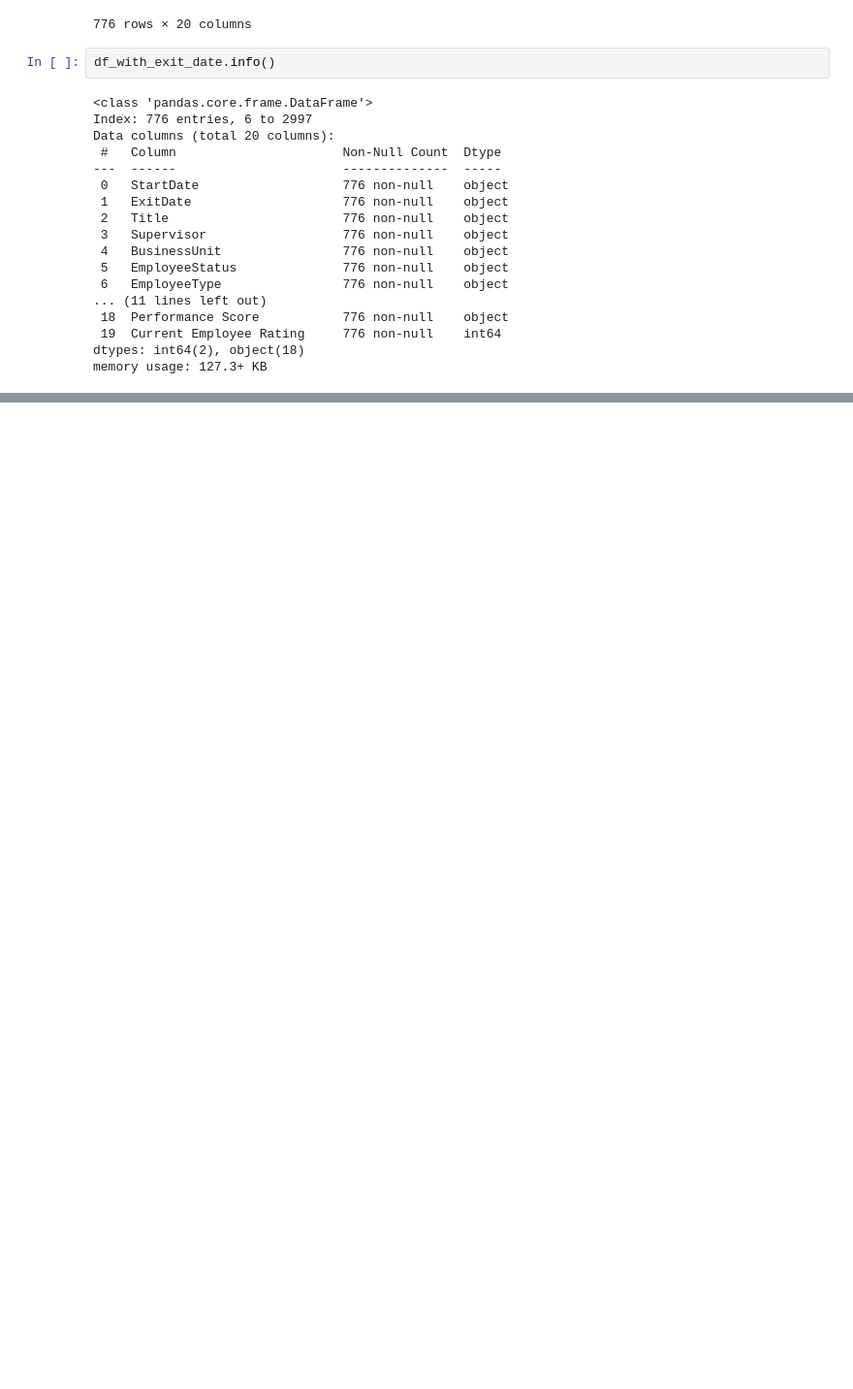
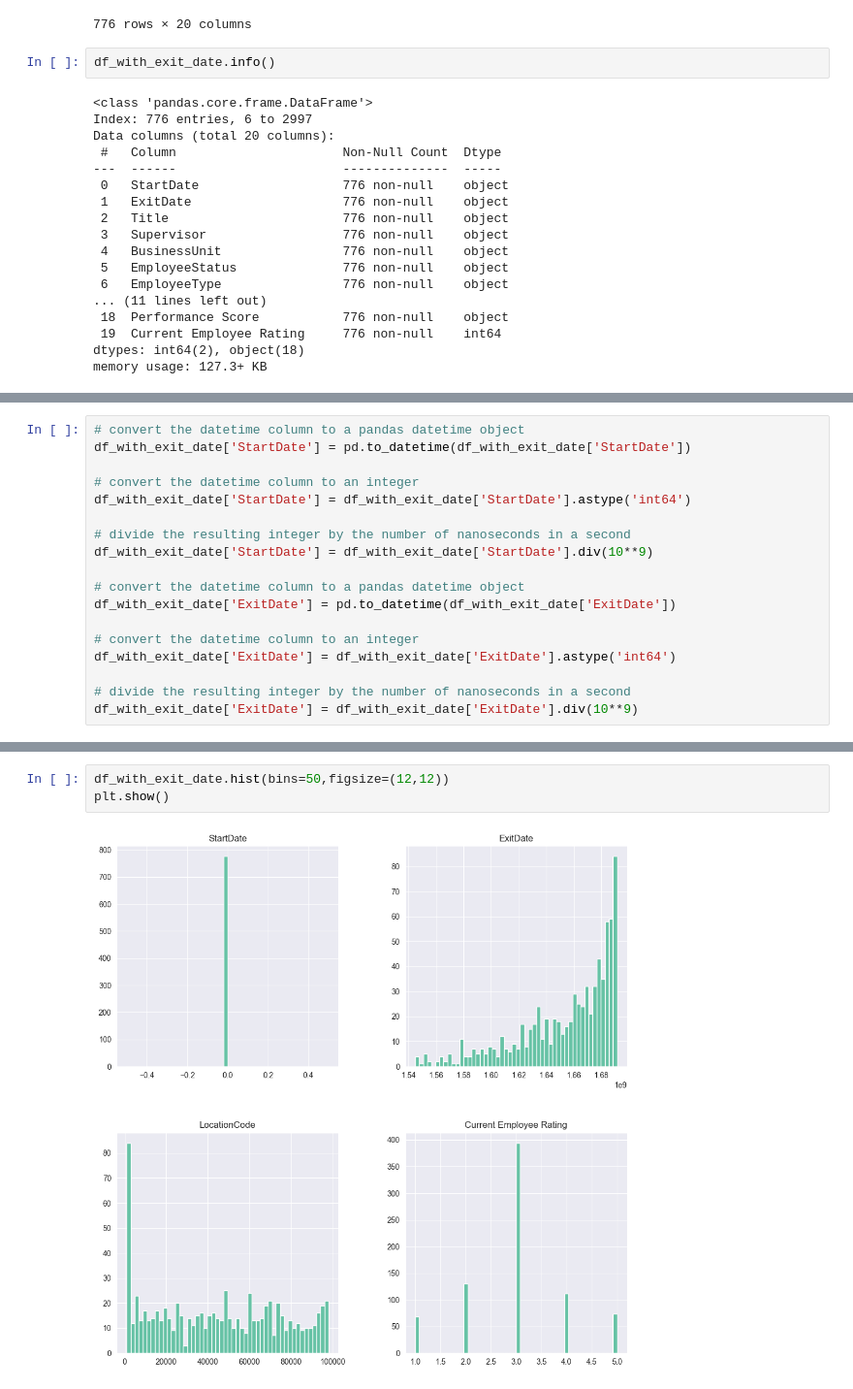
Before and after one commit to sthasangam/ML-Project, a Jupyter notebook: layoffproject.ipynb, the cells around one changed output, grey strips where cells are left out. Shown: that part at 97% size. Saved outputs shown, nothing was run; the diff lists cells and outputs as text; blank space fills up the shorter version.

```diff
--- a/layoffproject.ipynb
+++ b/layoffproject.ipynb
@@ -162,0 +184,18 @@ memory usage: 127.3+ KB
+# %%
+# convert the datetime column to a pandas datetime object
+df_with_exit_date['StartDate'] = pd.to_datetime(df_with_exit_date['StartDate'])
+
+# convert the datetime column to an integer
+df_with_exit_date['StartDate'] = df_with_exit_date['StartDate'].astype('int64')
+
+# divide the resulting integer by the number of nanoseconds in a second
+df_with_exit_date['StartDate'] = df_with_exit_date['StartDate'].div(10**9)
+
+# convert the datetime column to a pandas datetime object
+df_with_exit_date['ExitDate'] = pd.to_datetime(df_with_exit_date['ExitDate'])
+
+# convert the datetime column to an integer
+df_with_exit_date['ExitDate'] = df_with_exit_date['ExitDate'].astype('int64')
+
+# divide the resulting integer by the number of nanoseconds in a second
+df_with_exit_date['ExitDate'] = df_with_exit_date['ExitDate'].div(10**9)
@@ -199,0 +263,5 @@ print(pd.unique(df_with_exit_date.loc[:, 'Performance Score']))
+# %%
+df_with_exit_date.hist(bins=50,figsize=(12,12))
+plt.show()
+# %% [output]
+[figure, added]
```
Also changed, not shown: parts of 4 cells of this notebook.
